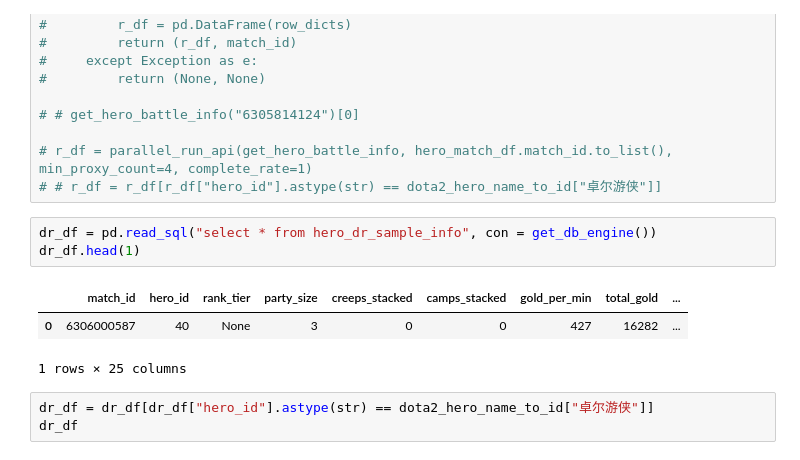
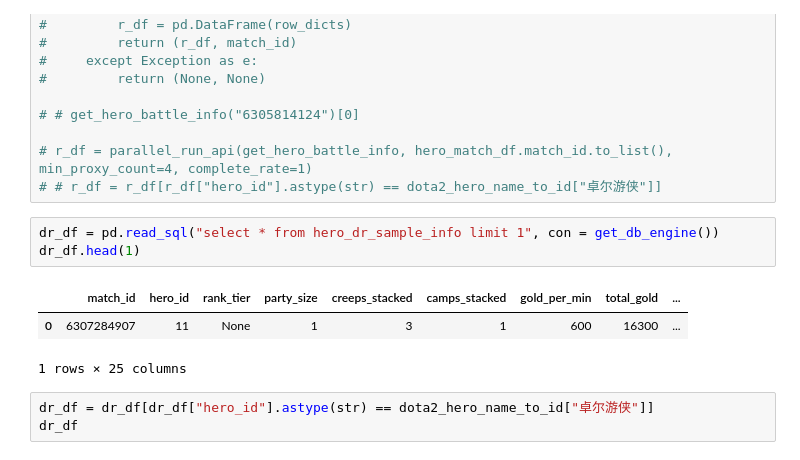
Before and after one commit to dota2heqiuzhi/dota2_data_analysis_tutorial, a Jupyter notebook: 第四课：因果推断/线性回归——特征选择.ipynb, the cells around one changed output. Cells and saved outputs as stored; diff of their text form.

```diff
--- a/第四课：因果推断/线性回归——特征选择.ipynb
+++ b/第四课：因果推断/线性回归——特征选择.ipynb
@@ -79,11 +79,11 @@ match_json = get_api_json(f"https://api.opendota.com/api/matches/6305814124", lo
 # r_df = parallel_run_api(get_hero_battle_info, hero_match_df.match_id.to_list(), min_proxy_count=4, complete_rate=1)
 # # r_df = r_df[r_df["hero_id"].astype(str) == dota2_hero_name_to_id["卓尔游侠"]]
 # %%
-dr_df = pd.read_sql("select * from hero_dr_sample_info", con = get_db_engine())
+dr_df = pd.read_sql("select * from hero_dr_sample_info limit 1", con = get_db_engine())
 dr_df.head(1)
 # %% [output]
 |  | match_id | hero_id | rank_tier | party_size | creeps_stacked | camps_stacked | gold_per_min | total_gold | ... |
-| 0 | 6306000587 | 40 | None | 3 | 0 | 0 | 427 | 16282 | ... |
+| 0 | 6307284907 | 11 | None | 1 | 3 | 1 | 600 | 16300 | ... |
 1 rows × 25 columns
 # %%
 dr_df = dr_df[dr_df["hero_id"].astype(str) == dota2_hero_name_to_id["卓尔游侠"]]
```
Also changed, not shown: parts of 1 cell of this notebook, 2 other files.
